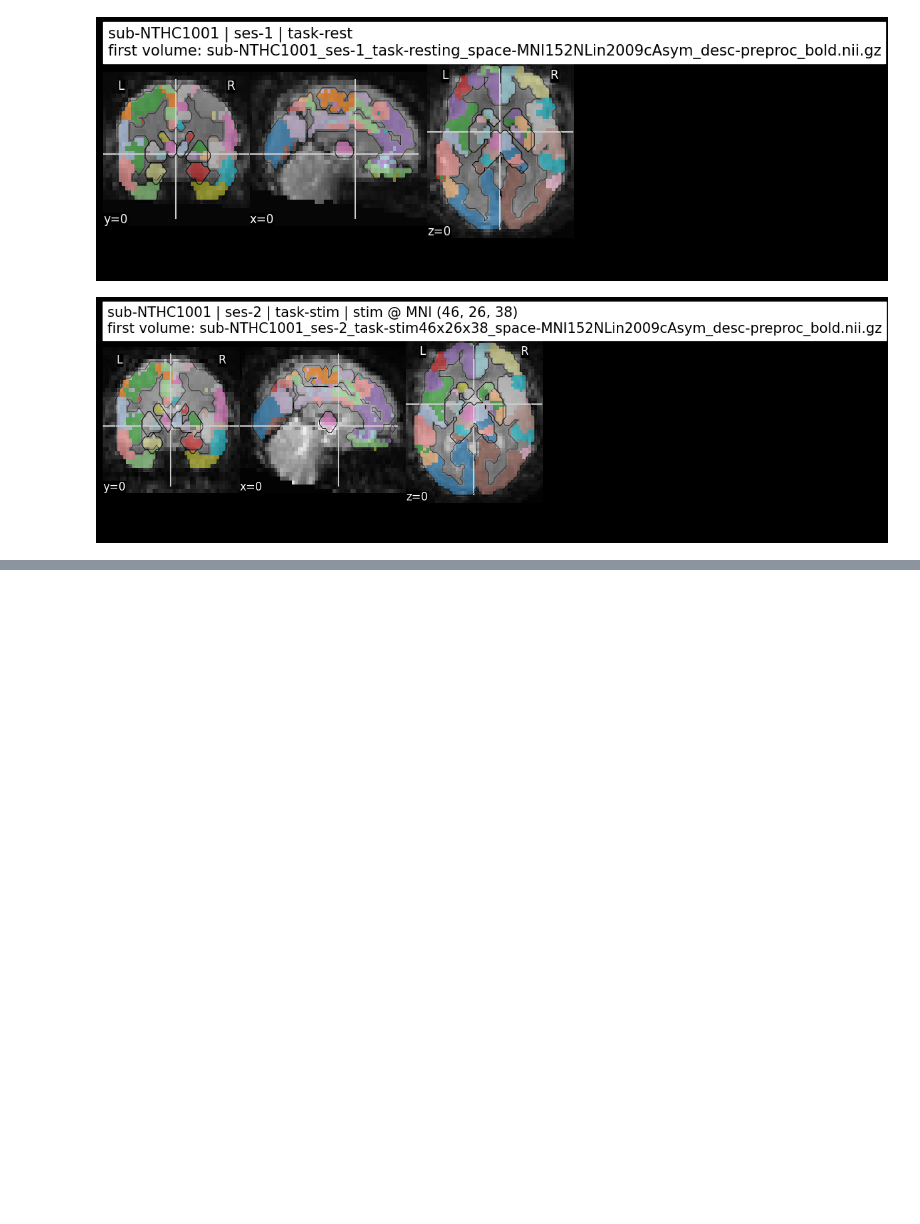
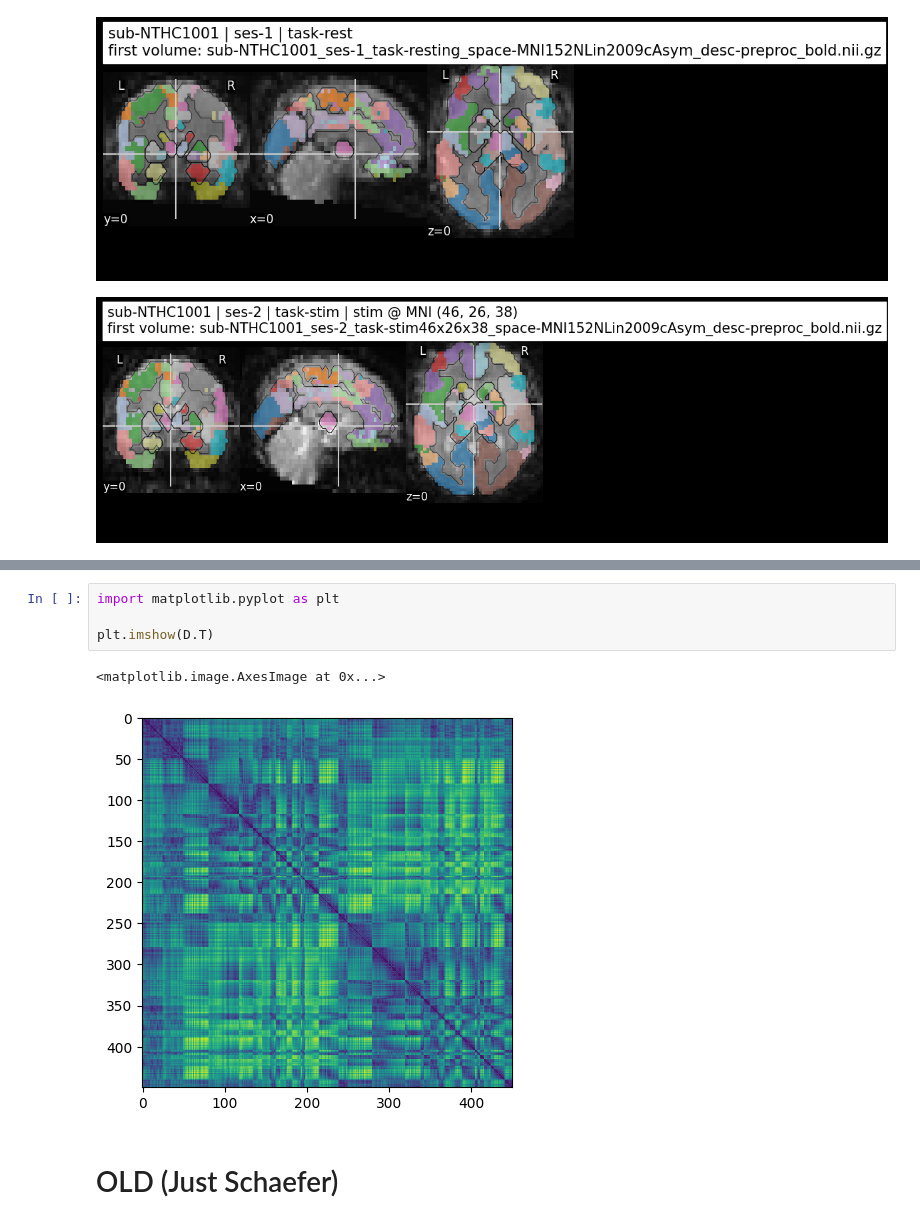
Before and after one commit to grabuffo/BrainStim_ANN_fMRI_HCP, a Jupyter notebook: notebooks/Extract_TMS_fMRI_data.ipynb, the cells around one changed output, grey strips where cells are left out. Cells and saved outputs as stored; diff of their text form; blank space fills up the shorter version.

```diff
--- a/notebooks/Extract_TMS_fMRI_data.ipynb
+++ b/notebooks/Extract_TMS_fMRI_data.ipynb
@@ -795,0 +910,9 @@ plot_alignment_auto(subjects_all[0], task="task-stim", cut_coords=(0,0,0))
+# %%
+import matplotlib.pyplot as plt
+
+plt.imshow(D.T)
+# %% [output]
+<matplotlib.image.AxesImage at 0x...>
+[figure, added]
+# %% [markdown]
+# OLD (Just Schaefer)
```
Also changed, not shown: parts of 38 cells of this notebook.
